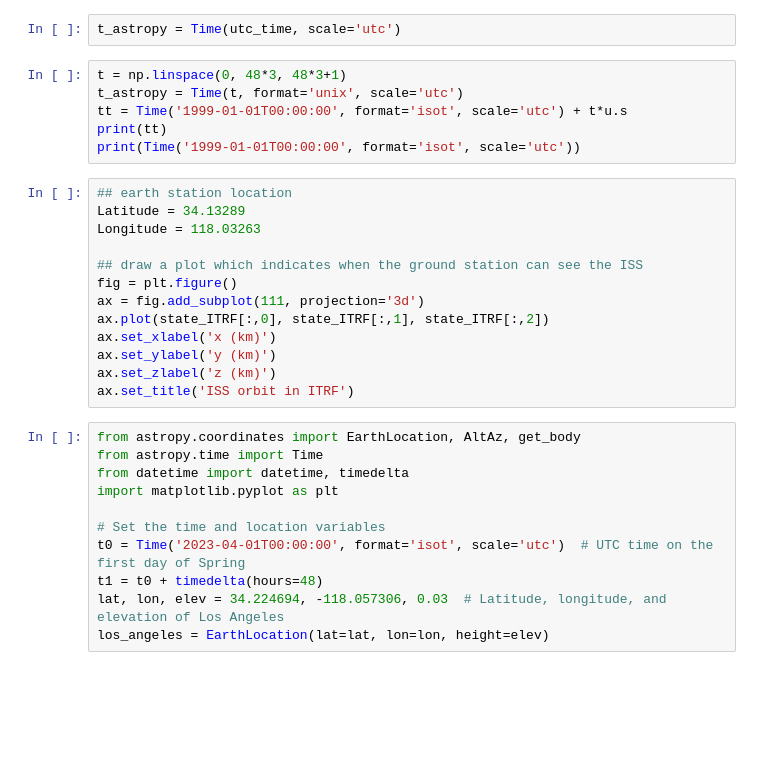
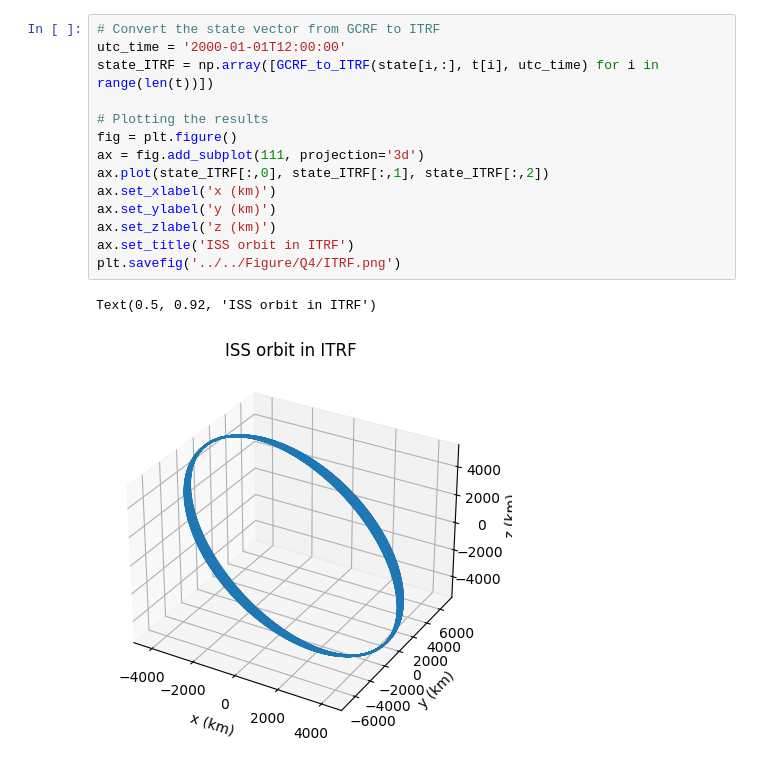
Before and after one commit to alibaniasad1999/Advanced_orbital_mechanics, a Jupyter notebook: HW/HW2/Code/Q4/Q4.ipynb, the cells around one changed output. Cells and saved outputs as stored; diff of their text form; blank space fills up the shorter version.

```diff
--- a/HW/HW2/Code/Q4/Q4.ipynb
+++ b/HW/HW2/Code/Q4/Q4.ipynb
@@ -171,32 +113,17 @@ Text(0.5, 0.92, 'ISS orbit in ITRF')
-# %%
-t_astropy = Time(utc_time, scale='utc')
-# %%
-t = np.linspace(0, 48*3, 48*3+1)
-t_astropy = Time(t, format='unix', scale='utc')
-tt = Time('1999-01-01T00:00:00', format='isot', scale='utc') + t*u.s
-print(tt)
-print(Time('1999-01-01T00:00:00', format='isot', scale='utc'))
 # %%
-## earth station location
-Latitude = 34.13289
-Longitude = 118.03263
+# Convert the state vector from GCRF to ITRF
+utc_time = '2000-01-01T12:00:00'
+state_ITRF = np.array([GCRF_to_ITRF(state[i,:], t[i], utc_time) for i in range(len(t))])
 
-## draw a plot which indicates when the ground station can see the ISS
+# Plotting the results
 fig = plt.figure()
 ax = fig.add_subplot(111, projection='3d')
 ax.plot(state_ITRF[:,0], state_ITRF[:,1], state_ITRF[:,2])
 ax.set_xlabel('x (km)')
 ax.set_ylabel('y (km)')
 ax.set_zlabel('z (km)')
 ax.set_title('ISS orbit in ITRF')
+plt.savefig('../../Figure/Q4/ITRF.png')
+# %% [output]
+Text(0.5, 0.92, 'ISS orbit in ITRF')
+[figure, added]
-# %%
-from astropy.coordinates import EarthLocation, AltAz, get_body
-from astropy.time import Time
-from datetime import datetime, timedelta
-import matplotlib.pyplot as plt
-
-# Set the time and location variables
-t0 = Time('2023-04-01T00:00:00', format='isot', scale='utc')  # UTC time on the first day of Spring
-t1 = t0 + timedelta(hours=48)
-lat, lon, elev = 34.224694, -118.057306, 0.03  # Latitude, longitude, and elevation of Los Angeles
-los_angeles = EarthLocation(lat=lat, lon=lon, height=elev)
```
Also changed, not shown: parts of 25 cells of this notebook, 8 other files.
